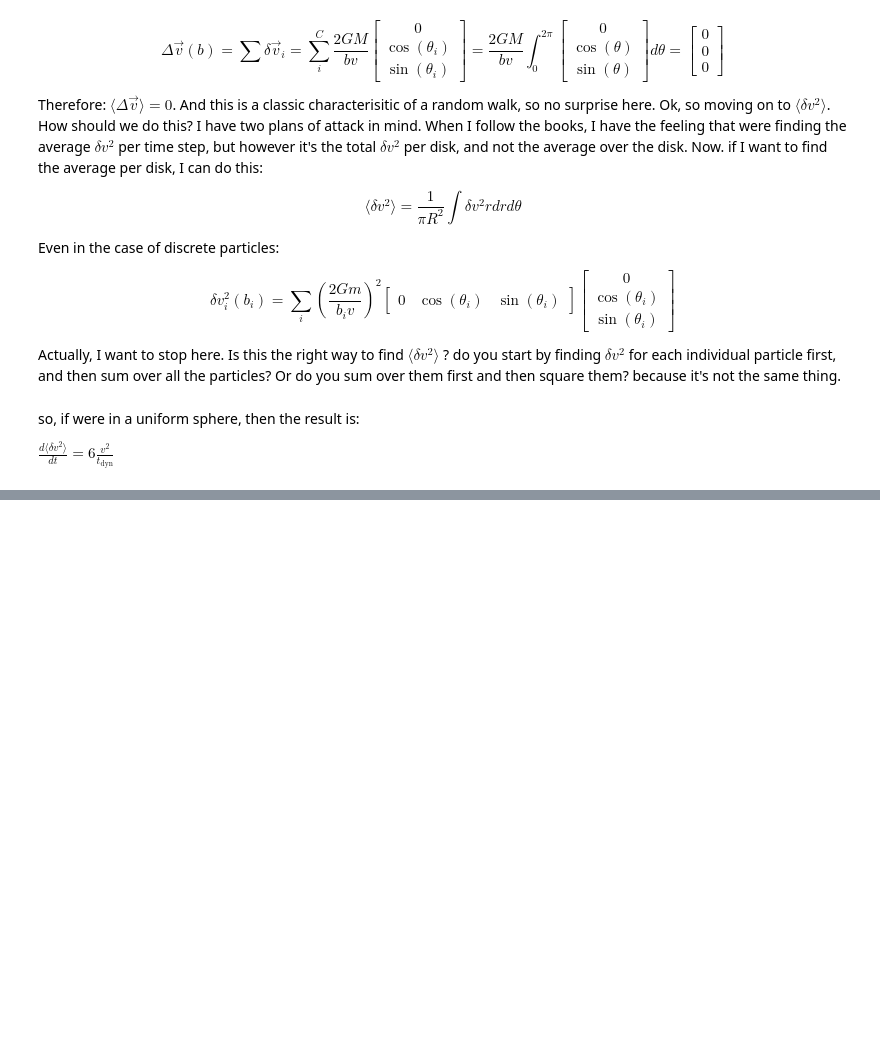
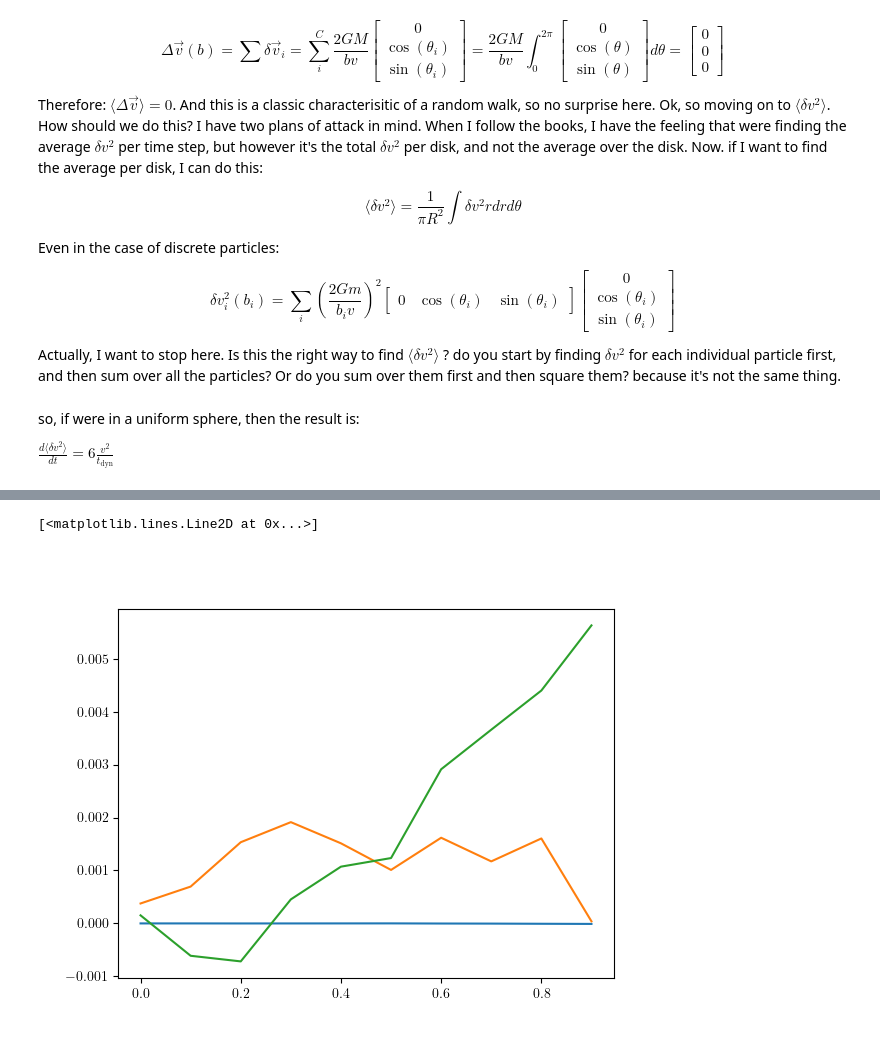
Before and after one commit to salvatore-ferrone/phd-thesis-ferrone, a Jupyter notebook: demos/impact/twoBodyRelaxation.ipynb, the cells around one changed output, grey strips where cells are left out. Saved outputs shown, nothing was run; the diff lists cells and outputs as text; code cells hidden in the pictures; blank space fills up the shorter version.

```diff
--- a/demos/impact/twoBodyRelaxation.ipynb
+++ b/demos/impact/twoBodyRelaxation.ipynb
@@ -397,3 +420,12 @@ fig.savefig('../../images/twoBodyRelaxation.png', dpi=300, bbox_inches='tight')
+# %%
+fig,axis=plt.subplots(1,1)
+v = vs[1]
+axis.plot(timesteps,v[1:,0]-1)
+axis.plot(timesteps,v[1:,1])
+axis.plot(timesteps,v[1:,2])
+# %% [output]
+[<matplotlib.lines.Line2D at 0x...>]
+[figure, added]
 # %%
 NP=int(1e3)
 dtfactor=1/1001
```
Also changed, not shown: parts of 7 cells of this notebook, 1 other file.
